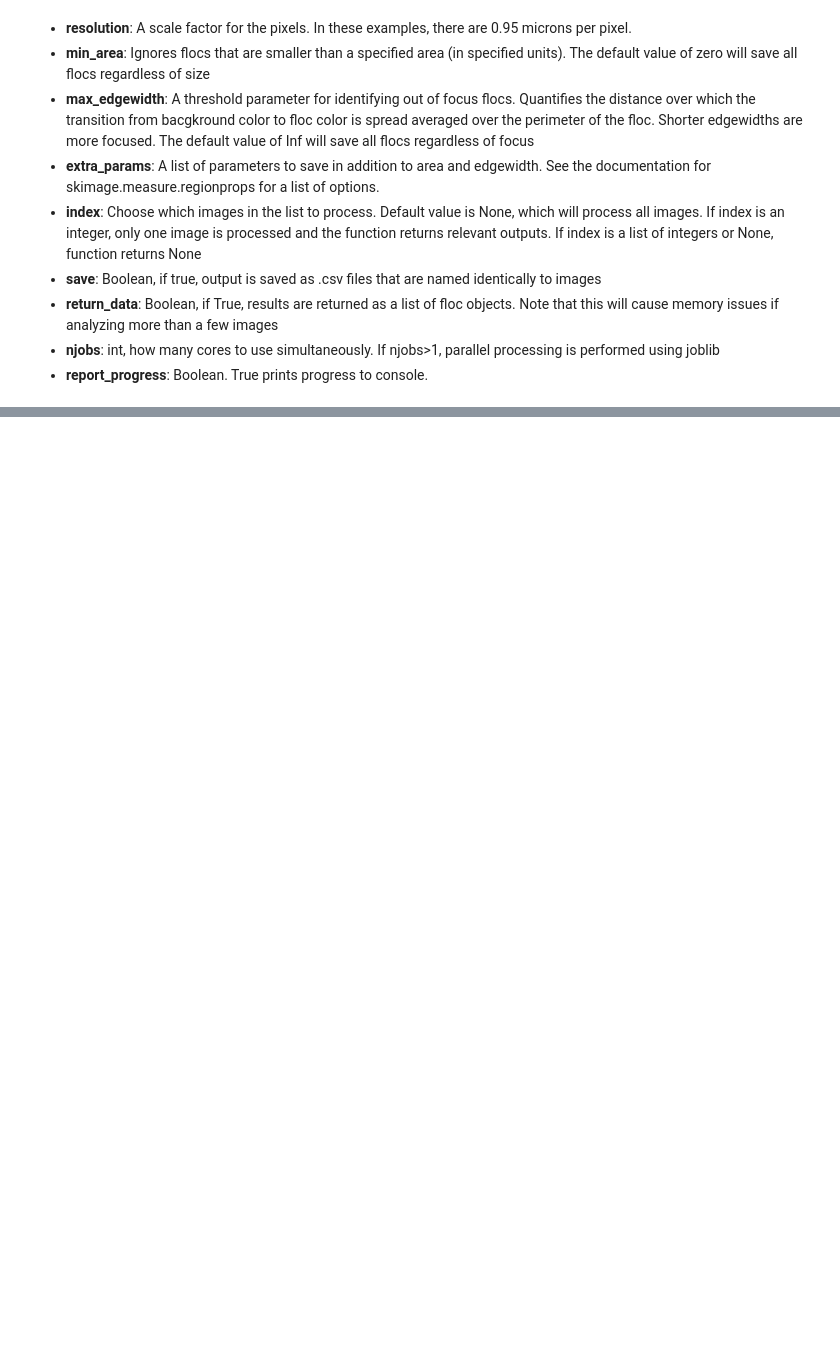
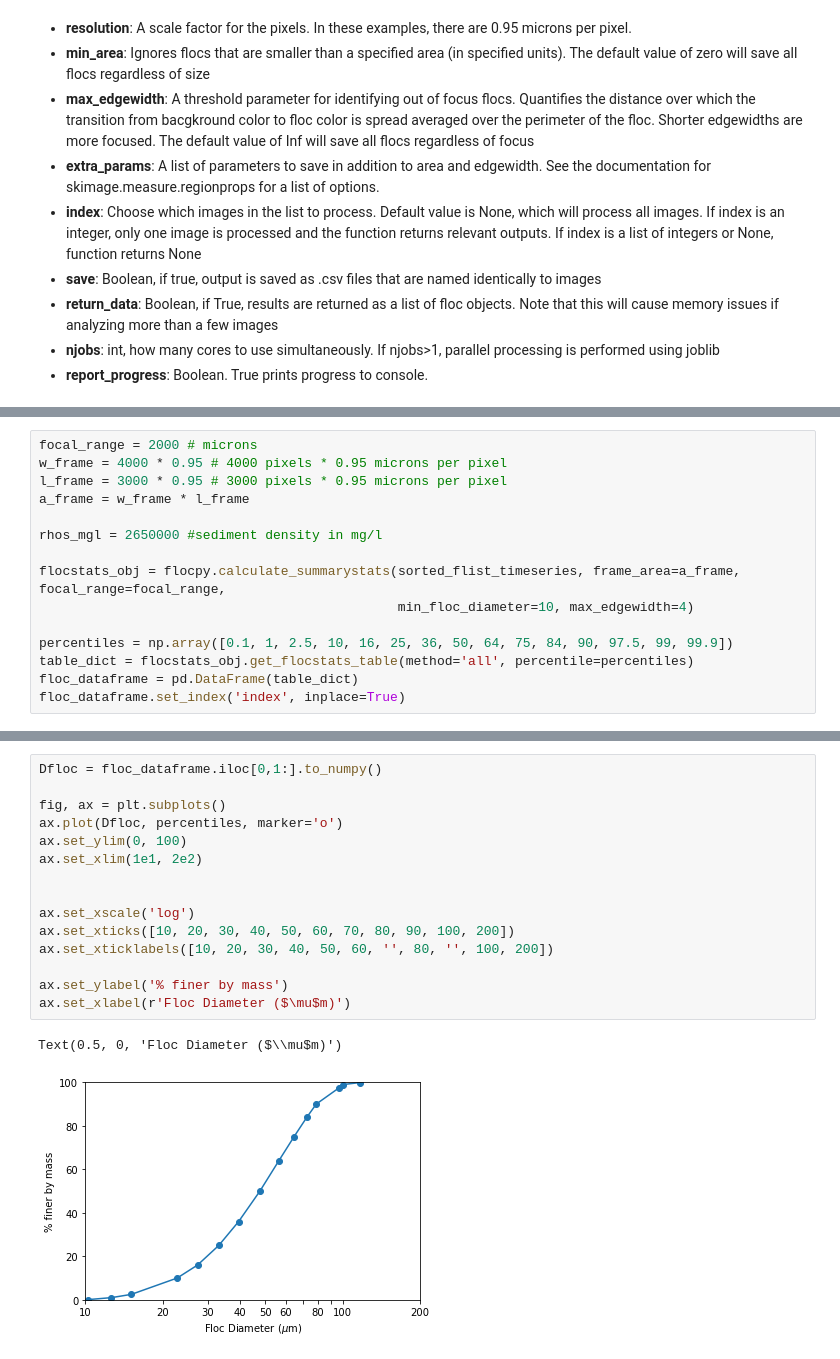
Before and after one commit to Floc-Imaging-and-Image-Processing/flocpy, a Jupyter notebook: examples/analyze_testdata.ipynb, the cells around one changed output, grey strips where cells are left out. Cells and saved outputs as stored; diff of their text form; blank space fills up the shorter version.

```diff
--- a/examples/analyze_testdata.ipynb
+++ b/examples/analyze_testdata.ipynb
@@ -230,0 +186,15 @@ for i in [11,]:#len(folders)):
+# %%
+focal_range = 2000 # microns
+w_frame = 4000 * 0.95 # 4000 pixels * 0.95 microns per pixel
+l_frame = 3000 * 0.95 # 3000 pixels * 0.95 microns per pixel
+a_frame = w_frame * l_frame
+
+rhos_mgl = 2650000 #sediment density in mg/l
+
+flocstats_obj = flocpy.calculate_summarystats(sorted_flist_timeseries, frame_area=a_frame, focal_range=focal_range,
+                                              min_floc_diameter=10, max_edgewidth=4)
+
+percentiles = np.array([0.1, 1, 2.5, 10, 16, 25, 36, 50, 64, 75, 84, 90, 97.5, 99, 99.9])
+table_dict = flocstats_obj.get_flocstats_table(method='all', percentile=percentiles)
+floc_dataframe = pd.DataFrame(table_dict)
+floc_dataframe.set_index('index', inplace=True)
@@ -230,0 +209,18 @@ for i in [11,]:#len(folders)):
+# %%
+Dfloc = floc_dataframe.iloc[0,1:].to_numpy()
+
+fig, ax = plt.subplots()
+ax.plot(Dfloc, percentiles, marker='o')
+ax.set_ylim(0, 100)
+ax.set_xlim(1e1, 2e2)
+
+
+ax.set_xscale('log')
+ax.set_xticks([10, 20, 30, 40, 50, 60, 70, 80, 90, 100, 200])
+ax.set_xticklabels([10, 20, 30, 40, 50, 60, '', 80, '', 100, 200])
+
+ax.set_ylabel('% finer by mass')
+ax.set_xlabel(r'Floc Diameter ($\mu$m)')
+# %% [output]
+Text(0.5, 0, 'Floc Diameter ($\\mu$m)')
+[figure, added]
```
Also changed, not shown: parts of 14 cells of this notebook, 44 other files.
